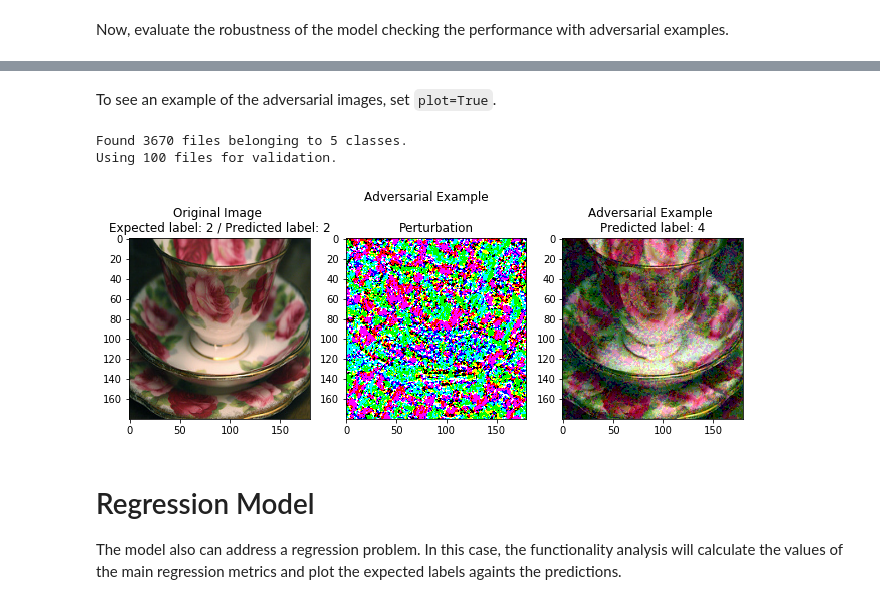
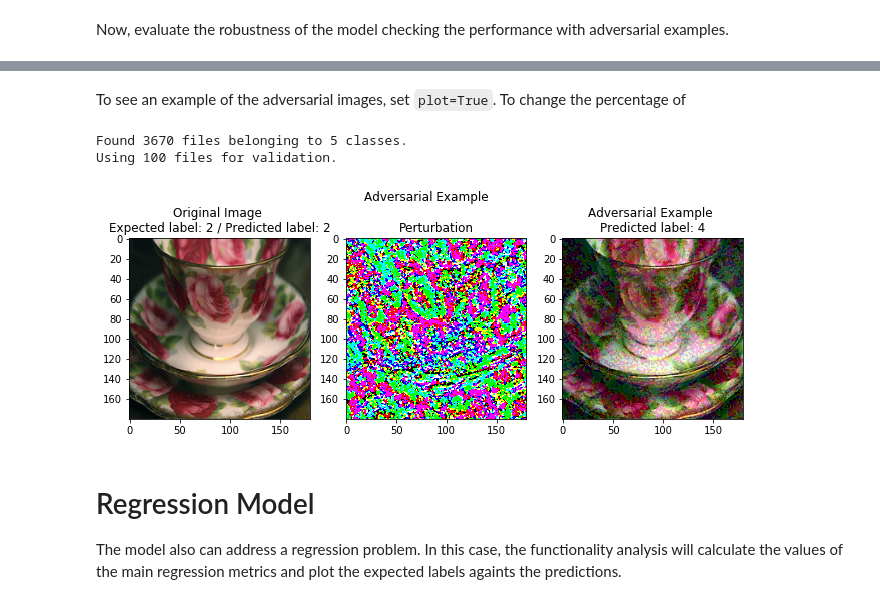
Before and after one commit to mariagrandury/ml-model-quality-analysis, a Jupyter notebook: quality_report.ipynb, the cells around one changed output, grey strips where cells are left out. Cells and saved outputs as stored; diff of their text form; code cells hidden in the pictures.

````diff
--- a/quality_report.ipynb
+++ b/quality_report.ipynb
@@ -84,11 +84,13 @@ weighted avg       0.22      0.21      0.18       100
 # %% [markdown]
-To see an example of the adversarial images, set ```plot=True```.
+To see an example of the adversarial images, set ```plot=True```. To change the percentage of
 # %%
-y_true, y_pred, y_adv = ModelImage().load_model(model_path).load_data(data_dir=data_dir).predict(num_examples=1, adv=True, plot=True)
+y_true, y_pred, y_adv = ModelImage()
+    .load_model(model_path).load_data(data_dir=data_dir)
+    .predict(num_examples=1, adv=True, epsilon=0.1, plot=True)
 # %% [output]
 Found 3670 files belonging to 5 classes.
 Using 100 files for validation.
-[figure, old version]
+[figure, new version]
 # %% [markdown]
 # Regression Model
 
````
Also changed, not shown: parts of 2 cells of this notebook, 3 other files.
